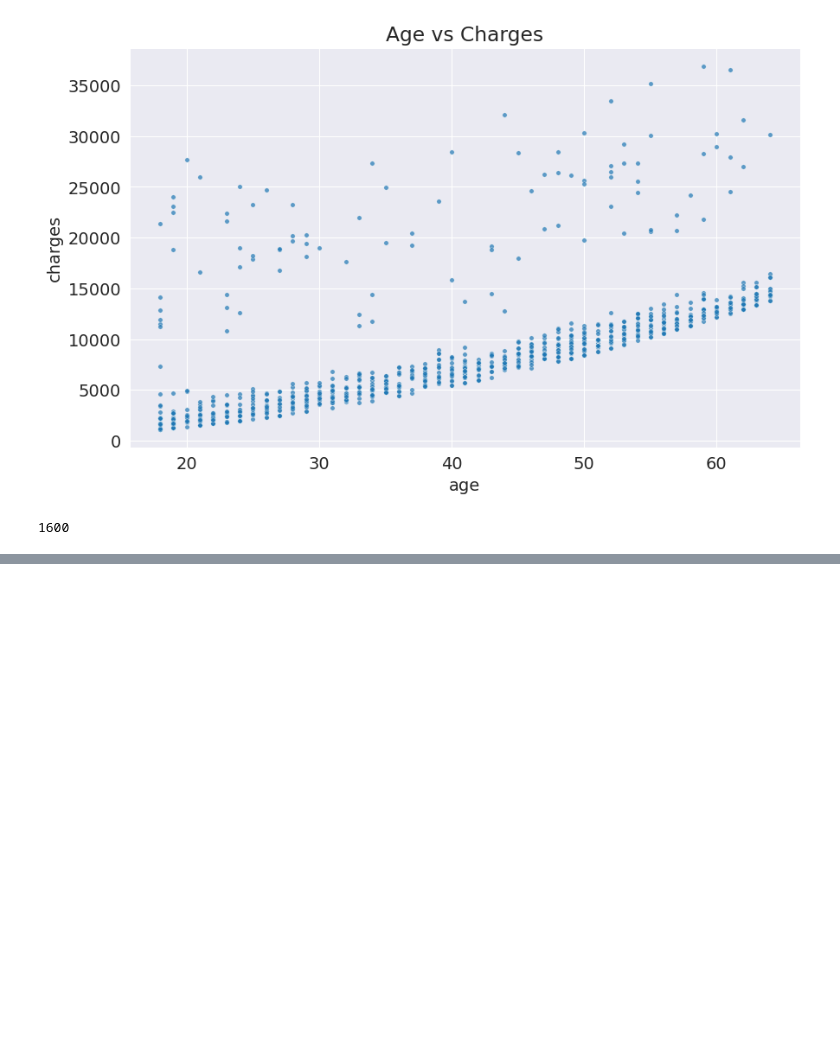
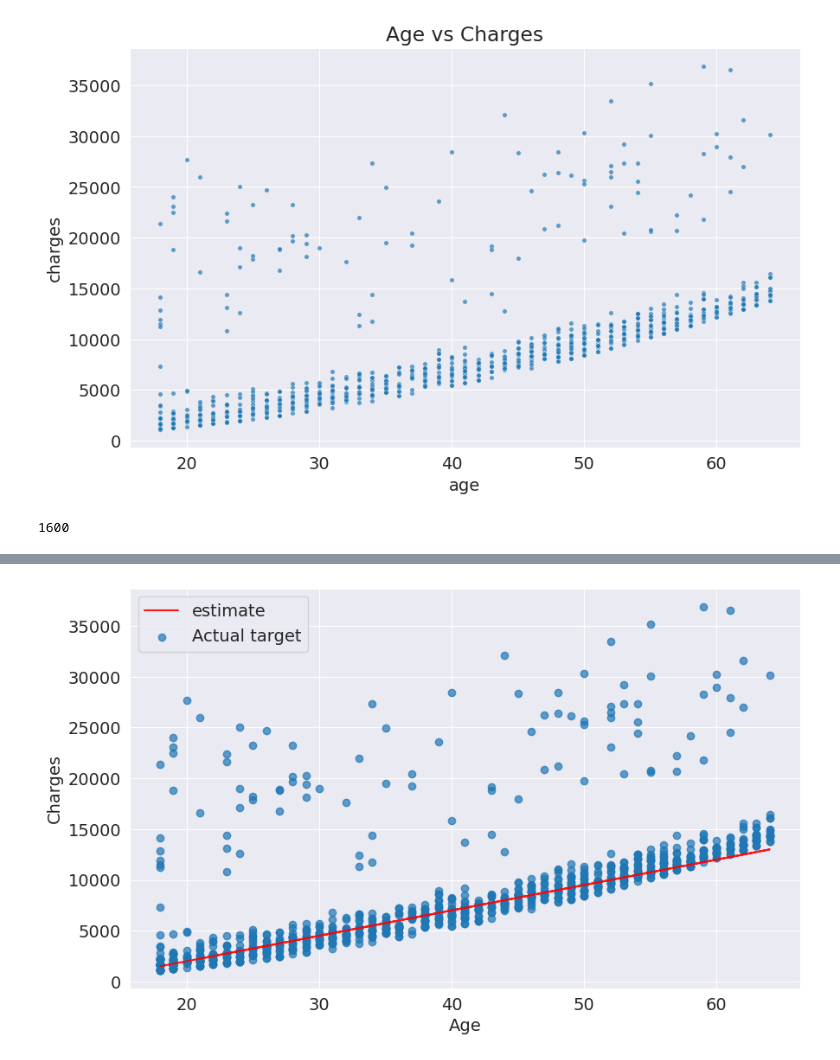
Before and after one commit to Imran1hp/Machine-Learning, a Jupyter notebook: Machine_Learning.ipynb, the cells around one changed output, grey strips where cells are left out. Saved outputs shown, nothing was run; the diff lists cells and outputs as text; code cells hidden in the pictures; blank space fills up the shorter version.

```diff
--- a/Machine_Learning.ipynb
+++ b/Machine_Learning.ipynb
@@ -242,0 +235,17 @@ dtype: int64
+# %%
+def  try_parameter(w,b):
+  ages = non_smoker_df.age
+  target =non_smoker_df.charges
+  # Redefine the function locally to avoid the issue
+  def estimate_charges_local(age, w, b):
+    return w * age + b
+  estimated_charges = estimate_charges_local(ages,w,b)
+  plt.plot(ages,estimated_charges,'r',alpha=0.9)
+  plt.scatter(ages,target,alpha=0.7)
+  plt.xlabel("Age")
+  plt.ylabel("Charges")
+  plt.legend(['estimate','Actual target'])
+# %%
+try_parameter(250,-3000)
+# %% [output]
+[figure, added]
```
Also changed, not shown: parts of 2 cells of this notebook.
